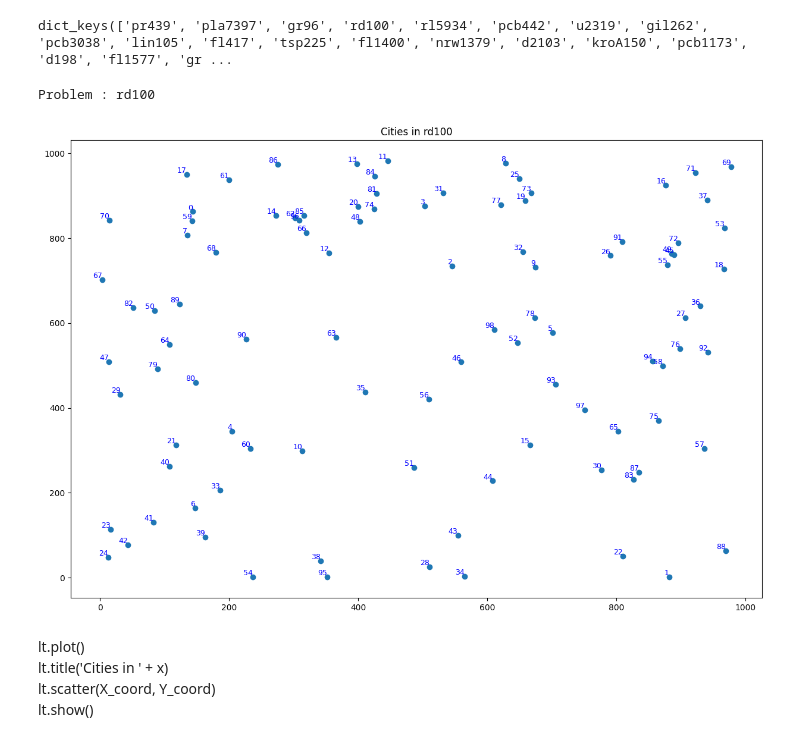
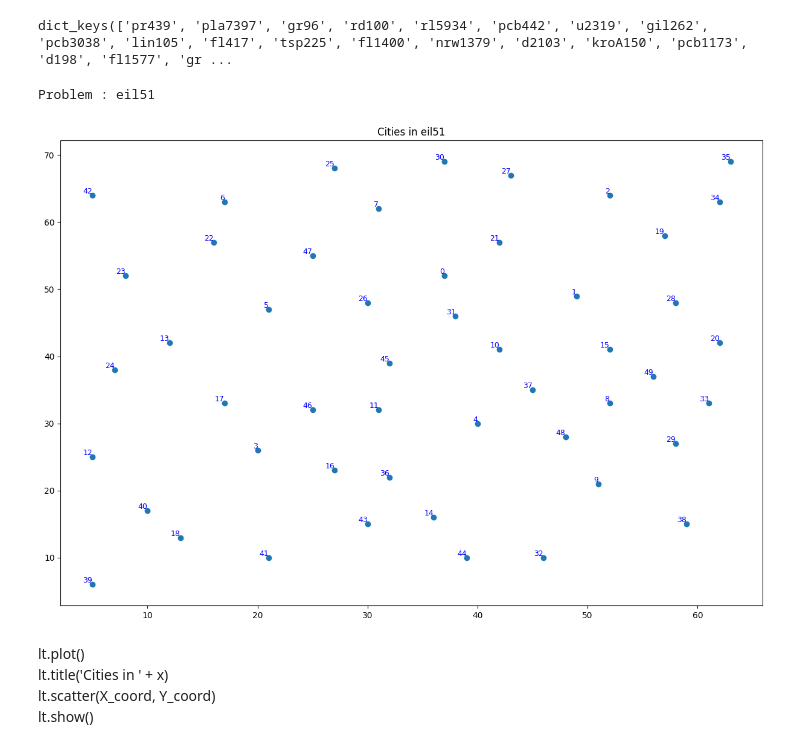
Before and after one commit to sangmin-yoo/TAXI, a Jupyter notebook: Large-Scale-Ising_graph_partition.ipynb, the cells around one changed output. Drawn from its saved outputs; the diff is of its cells as text; code cells hidden in the pictures.

```diff
--- a/Large-Scale-Ising_graph_partition.ipynb
+++ b/Large-Scale-Ising_graph_partition.ipynb
@@ -72,30 +73,30 @@ dict_keys(['pr439', 'pla7397', 'gr96', 'rd100', 'rl5934', 'pcb442', 'u2319', 'gi
 # %%
 import pyproj as p
 
-x = "rd100"
+x = "eil51"
 
 coord_geo = False
 if coord_geo == True:
      crs_wgs = p.Proj(init='epsg:4326')
      crs_bng = p.Proj(init = 'epsg:27700')
 
      tsp_database[x][0],tsp_database[x][1]  = p.transform(crs_wgs, crs_bng, tsp_database[x][1], tsp_database[x][0])
 # for x in tsp_database:
 print("Problem : " + x)
 #    print(tsp_database[x])
 X_coord = np.array(tsp_database[x][0])
 Y_coord = np.array(tsp_database[x][1])
 X_Y = np.array(list(zip(X_coord,Y_coord))).reshape(len(X_coord),2)
 plt.figure(figsize=(15,10))
 plt.plot()
 plt.title('Cities in ' + x)
 plt.scatter(X_coord, Y_coord)
-for idx, (x, y) in enumerate(X_Y):
-    plt.text(x, y, str(idx), fontsize=9, ha='right', va='bottom', color='blue')
+for idx, (x1, y1) in enumerate(X_Y):
+    plt.text(x1, y1, str(idx), fontsize=9, ha='right', va='bottom', color='blue')
 plt.show()
 # %% [output]
-Problem : rd100
+Problem : eil51
-[figure, old version]
+[figure, new version]
 # %% [markdown]
 lt.plot()<br>
 lt.title('Cities in ' + x)<br>
```
Also changed, not shown: parts of 10 cells of this notebook.
